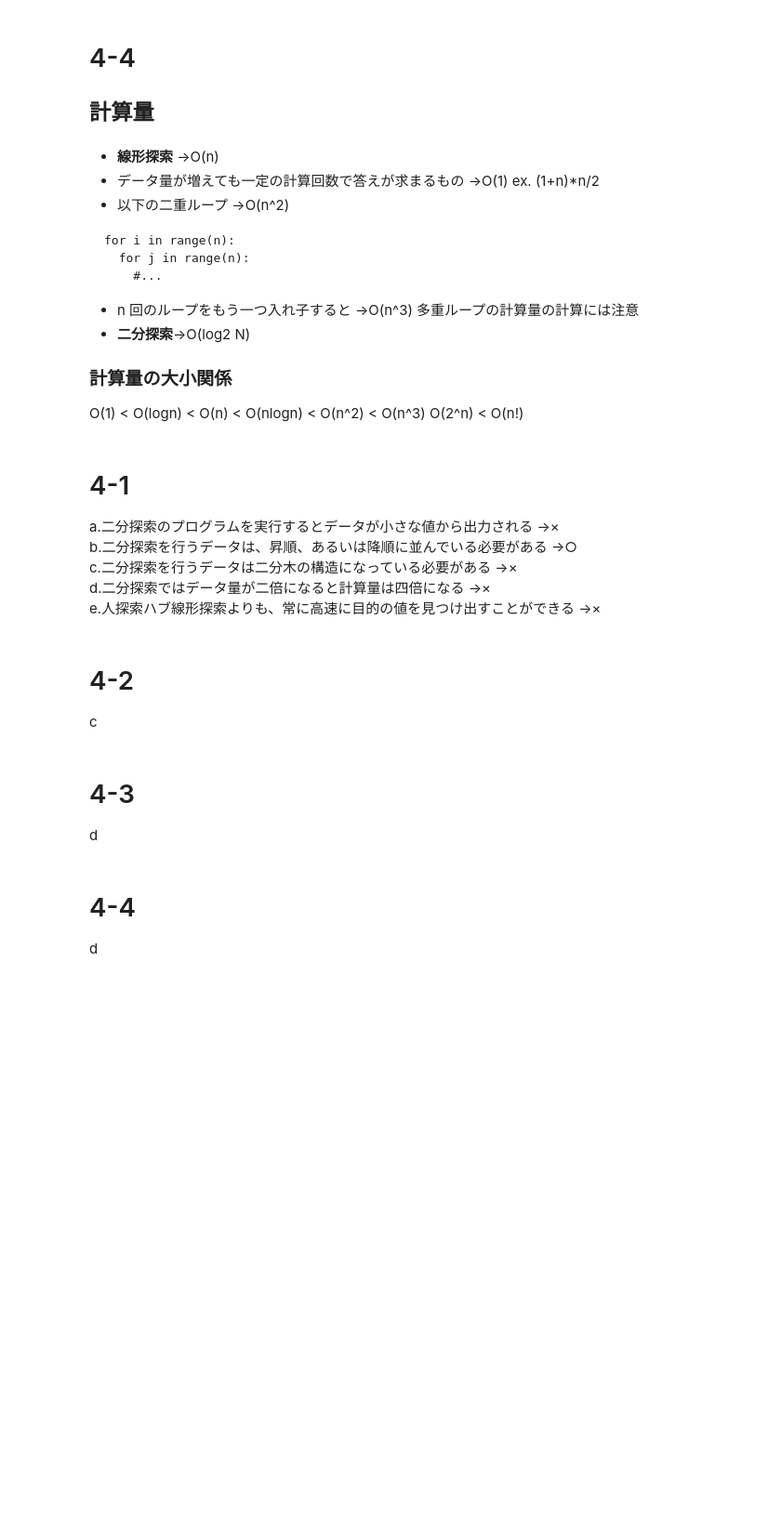
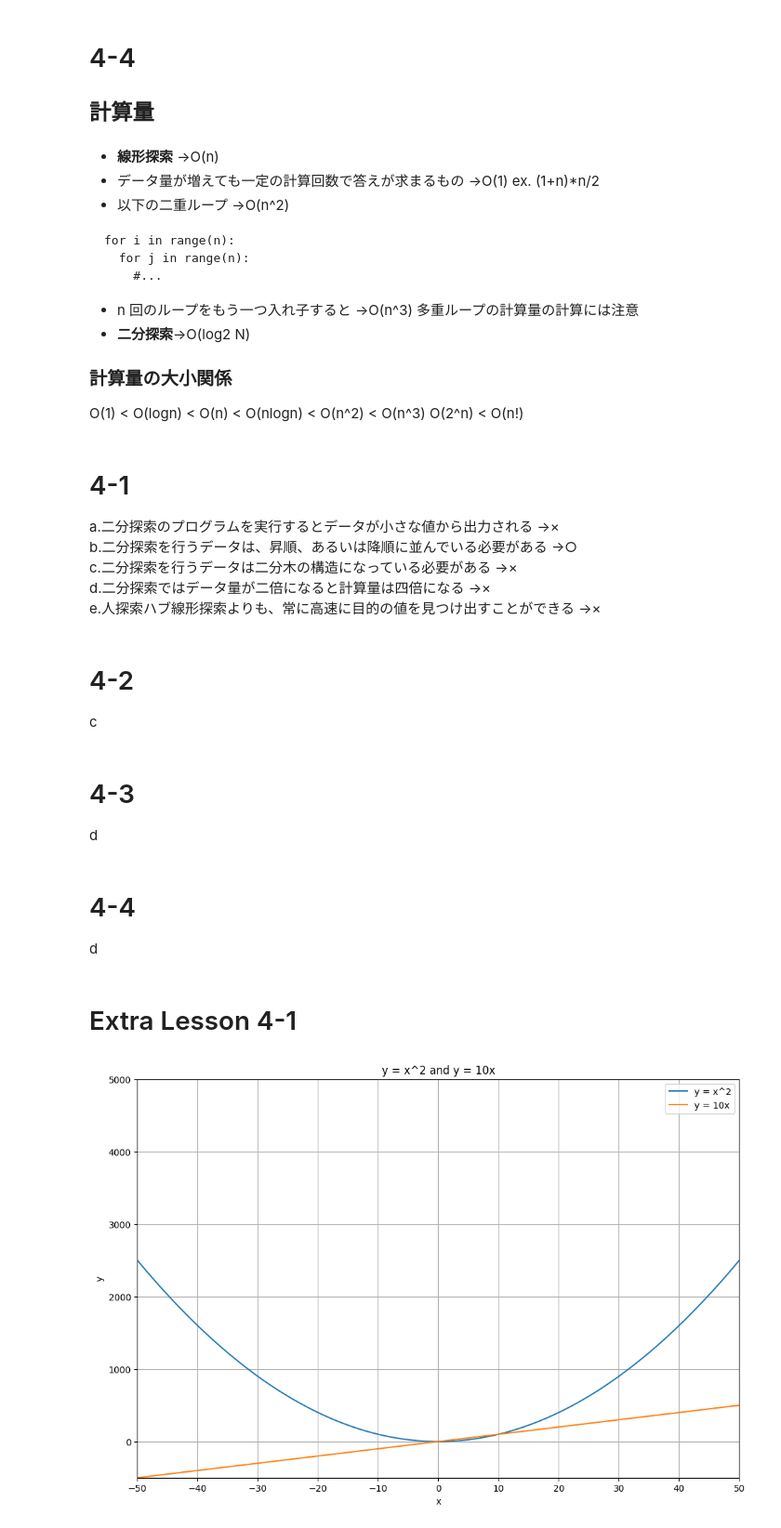
Before and after one commit to tiyo5151/algo-2024, a Jupyter notebook: src/first/cahapter4.ipynb, the cells around one changed output. Shown at 93% size. Drawn from its saved outputs; the diff is of its cells as text; code cells hidden in the pictures; blank space fills up the shorter version.

Commit message:
extra4 done

```diff
--- a/src/first/cahapter4.ipynb
+++ b/src/first/cahapter4.ipynb
@@ -260,3 +260,5 @@ d
 # 4-4
 
 d
+# %% [markdown]
+# Extra Lesson 4-1
@@ -262,0 +267,19 @@ d
+# %%
+x = [x for x in range(-100, 101)]
+y = [x**2 for x in range(-100, 101)]
+y2 = [10 * x for x in range(-100, 101)]
+
+plt.figure(figsize=(12, 8))  # グラフのサイズを指定
+plt.plot(x, y, label="y = x^2")  # y = x^2のグラフを描画
+plt.plot(x, y2, label="y = 10x")  # y = 10xのグラフを描画
+plt.legend()  # 凡例を表示
+plt.xlabel("x")
+plt.ylabel("y")
+plt.title("y = x^2 and y = 10x")
+plt.xticks(range(-100, 101, 10))  # x軸を10ごとに表記
+plt.grid(True)
+plt.xlim(-50, 50)  # x軸の表示範囲を拡大
+plt.ylim(-500, 5000)  # y軸の表示範囲を拡大
+plt.show()
+# %% [output]
+[figure, added]
```
Also changed, not shown: parts of 9 cells of this notebook.
